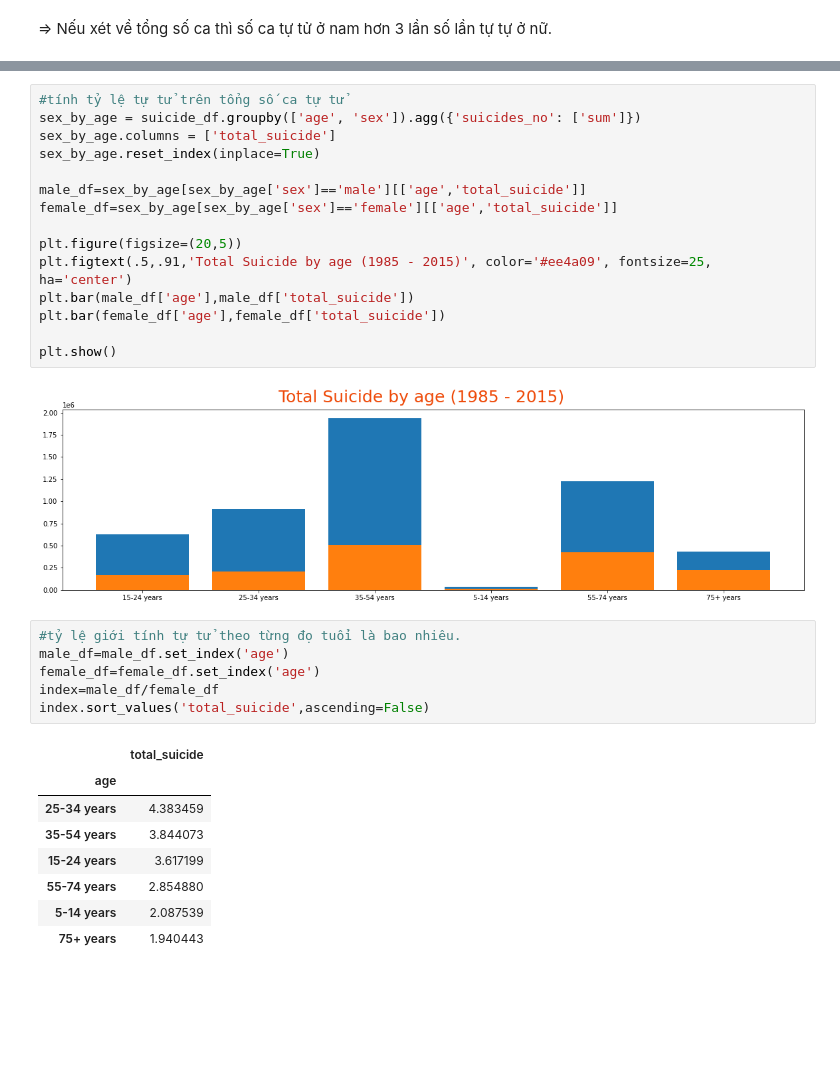
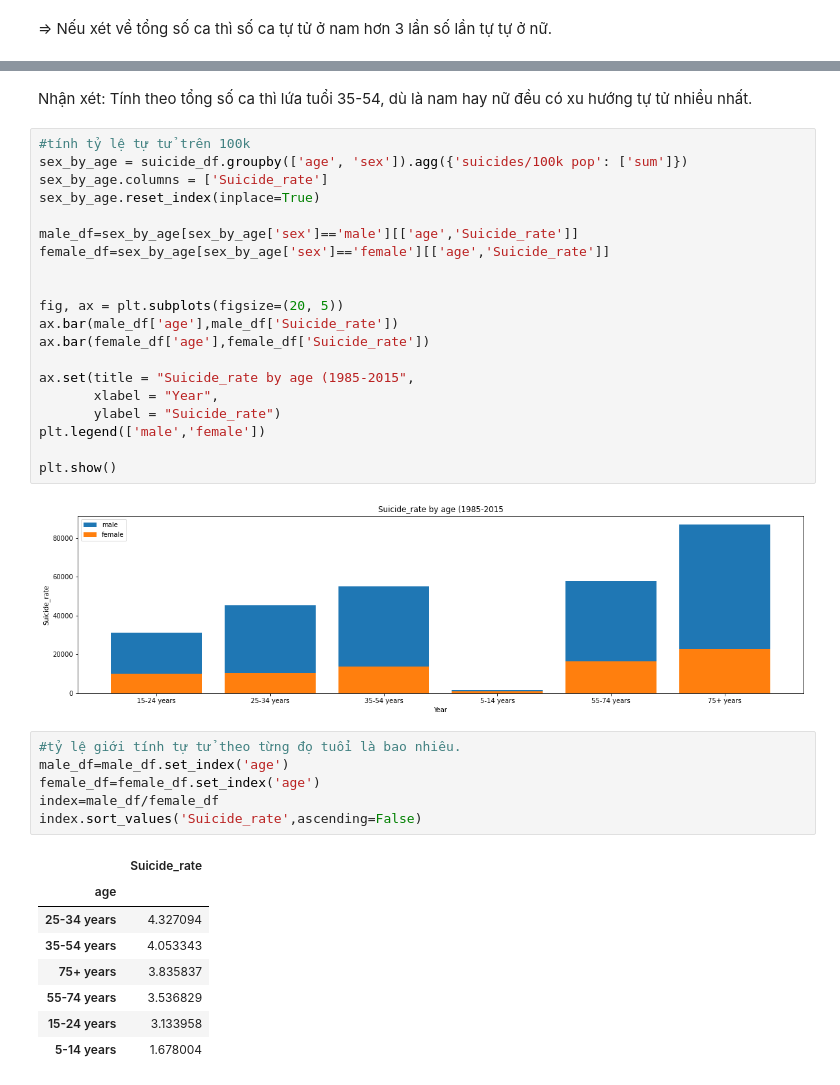
Before and after one commit to huynguyen1999/FinalProject-P4DS, a Jupyter notebook: 1712496-1712556.ipynb, the cells around one changed output, grey strips where cells are left out. Cells and saved outputs as stored; diff of their text form; blank space fills up the shorter version.

```diff
--- a/1712496-1712556.ipynb
+++ b/1712496-1712556.ipynb
@@ -647,32 +707,39 @@ index.sort_values('total_suicide',ascending=False).tail(10)
+# %% [markdown]
+Nhận xét: Tính theo tổng số ca thì lứa tuổi 35-54, dù là nam hay nữ đều có xu hướng tự tử nhiều nhất.
 # %%
-#tính tỷ lệ tự tử trên tổng số ca tự tử
-sex_by_age = suicide_df.groupby(['age', 'sex']).agg({'suicides_no': ['sum']})
-sex_by_age.columns = ['total_suicide']
+#tính tỷ lệ tự tử trên 100k
+sex_by_age = suicide_df.groupby(['age', 'sex']).agg({'suicides/100k pop': ['sum']})
+sex_by_age.columns = ['Suicide_rate']
 sex_by_age.reset_index(inplace=True)
 
-male_df=sex_by_age[sex_by_age['sex']=='male'][['age','total_suicide']]
-female_df=sex_by_age[sex_by_age['sex']=='female'][['age','total_suicide']]
+male_df=sex_by_age[sex_by_age['sex']=='male'][['age','Suicide_rate']]
+female_df=sex_by_age[sex_by_age['sex']=='female'][['age','Suicide_rate']]
 
-plt.figure(figsize=(20,5))
-plt.figtext(.5,.91,'Total Suicide by age (1985 - 2015)', color='#ee4a09', fontsize=25, ha='center')
-plt.bar(male_df['age'],male_df['total_suicide'])
-plt.bar(female_df['age'],female_df['total_suicide'])
+
+fig, ax = plt.subplots(figsize=(20, 5))
+ax.bar(male_df['age'],male_df['Suicide_rate'])
+ax.bar(female_df['age'],female_df['Suicide_rate'])
+
+ax.set(title = "Suicide_rate by age (1985-2015",
+       xlabel = "Year",
+       ylabel = "Suicide_rate")
+plt.legend(['male','female'])
 
 plt.show()
 # %% [output]
-[figure, old version]
+[figure, new version]
 # %%
 #tỷ lệ giới tính tự tử theo từng đọ tuổi là bao nhiêu.
 male_df=male_df.set_index('age')
 female_df=female_df.set_index('age')
 index=male_df/female_df
-index.sort_values('total_suicide',ascending=False)
+index.sort_values('Suicide_rate',ascending=False)
 # %% [output]
-|  | total_suicide |
+|  | Suicide_rate |
 | age |  |
-| 25-34 years | 4.383459 |
-| 35-54 years | 3.844073 |
-| 15-24 years | 3.617199 |
-| 55-74 years | 2.854880 |
-| 5-14 years | 2.087539 |
-| 75+ years | 1.940443 |
+| 25-34 years | 4.327094 |
+| 35-54 years | 4.053343 |
+| 75+ years | 3.835837 |
+| 55-74 years | 3.536829 |
+| 15-24 years | 3.133958 |
+| 5-14 years | 1.678004 |
```
Also changed, not shown: parts of 43 cells of this notebook.
